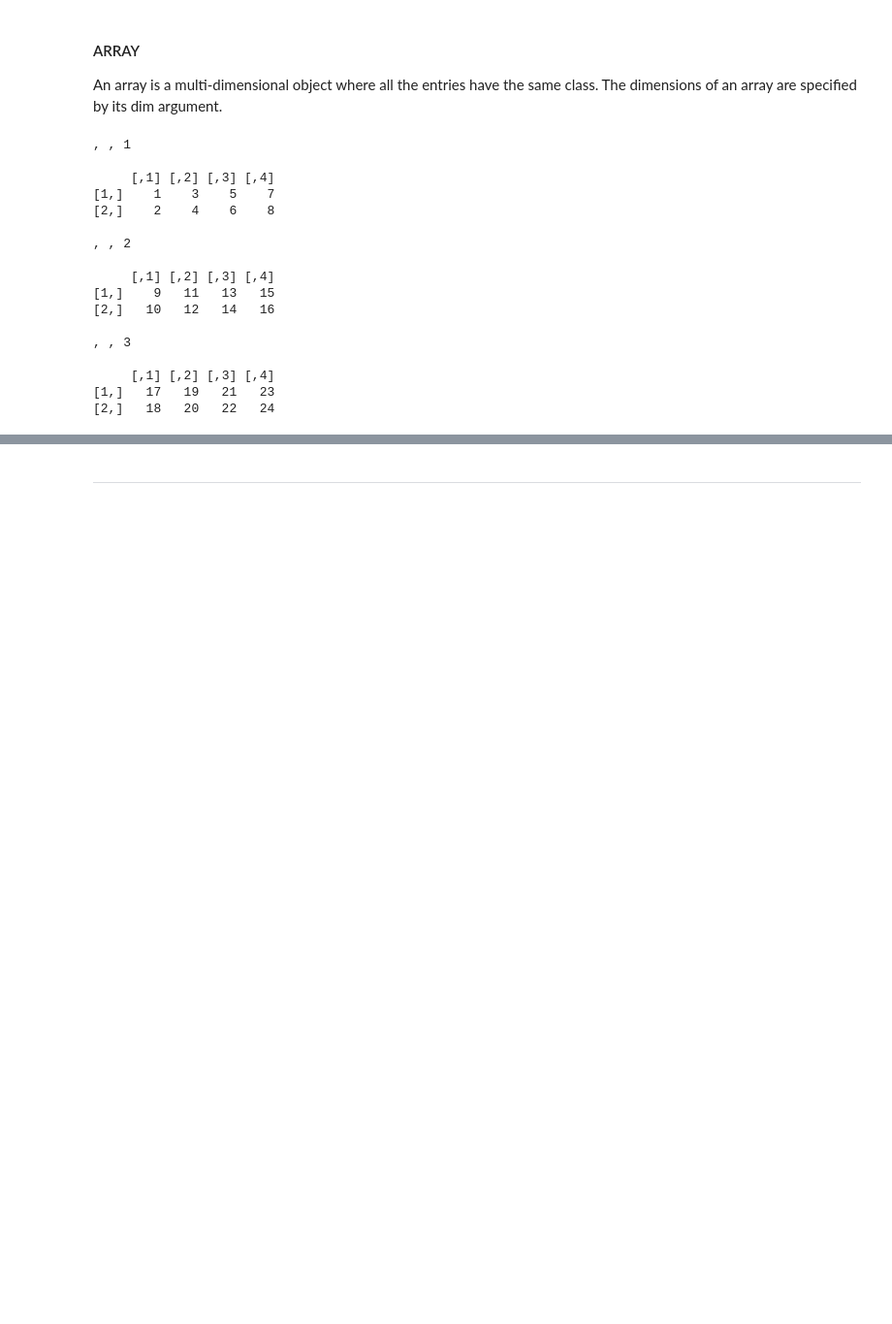
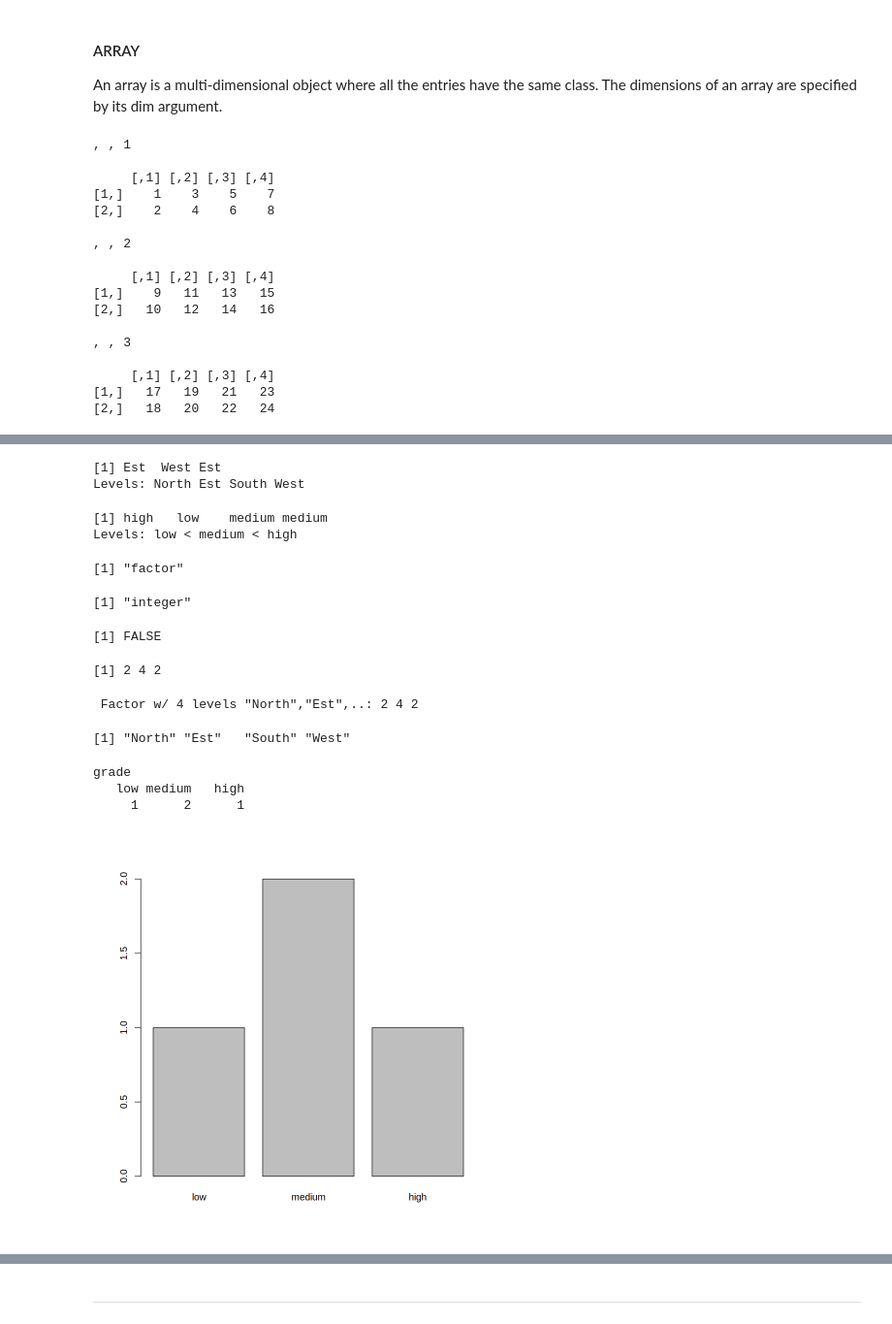
Before and after one commit to seccobenedetto/coding_tutorials, a Jupyter notebook: R.ipynb, the cells around one changed output, grey strips where cells are left out. Shown at 97% size. Saved outputs shown, nothing was run; the diff lists cells and outputs as text; code cells hidden in the pictures; blank space fills up the shorter version.

```diff
--- a/R.ipynb
+++ b/R.ipynb
@@ -384,0 +488,30 @@ ar <- array(1:24, dim = c(2, 4, 3) ); ar
+# %%
+x <- factor( c("Est","West","Est"), levels = c("North","Est","South","West") ); x
+grade <- ordered( c("high","low","medium","medium"), levels = c("low","medium","high") ); grade
+# %% [output]
+[1] Est  West Est
+Levels: North Est South West
+[1] high   low    medium medium
+Levels: low < medium < high
+# %%
+class(x)
+typeof(x)
+is.numeric(x)
+as.numeric(x)
+str(x)
+levels(x)
+
+table(grade)              # table of values
+
+barplot(table(grade))     # plot
+# %% [output]
+[1] "factor"
+[1] "integer"
+[1] FALSE
+[1] 2 4 2
+ Factor w/ 4 levels "North","Est",..: 2 4 2
+[1] "North" "Est"   "South" "West"
+grade
+   low medium   high
+     1      2      1
+[figure, added]
```
Also changed, not shown: parts of 38 cells of this notebook, 2 other files.
